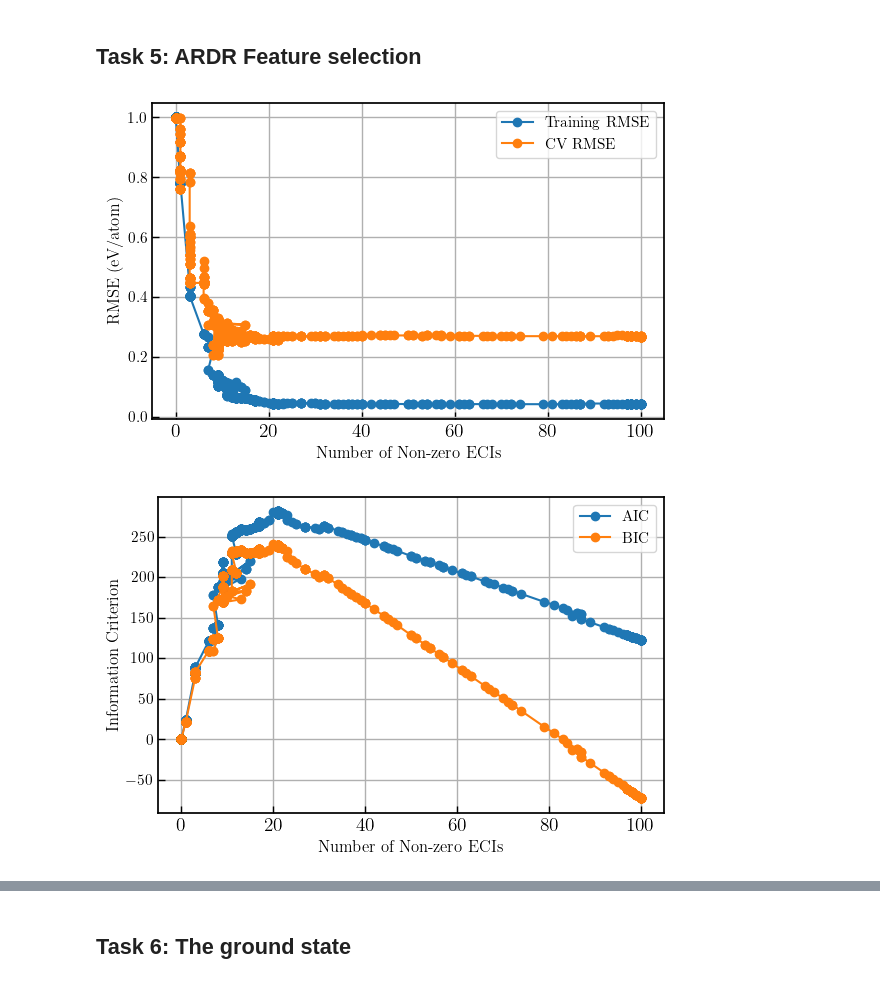
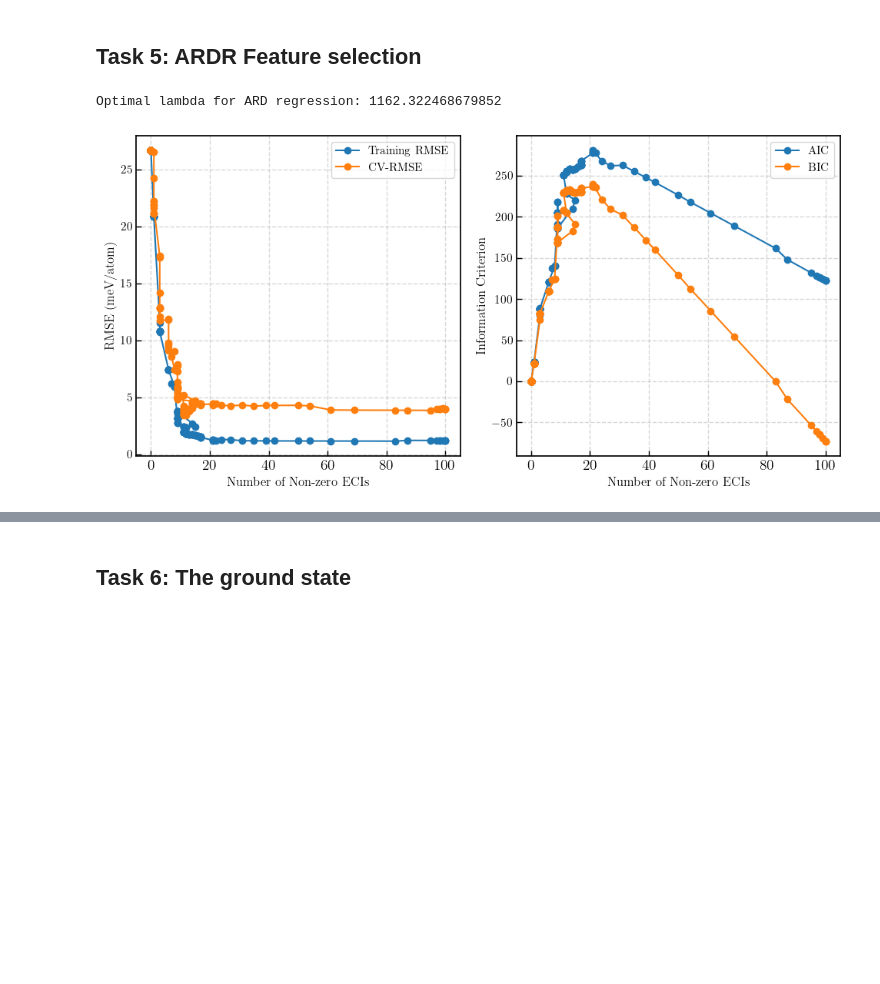
Before and after one commit to stommen/tif345_projects, a Jupyter notebook: project_2a/project2a_LBOS.ipynb, the cells around one changed output, grey strips where cells are left out. Cells and saved outputs as stored; diff of their text form; code cells hidden in the pictures; blank space fills up the shorter version.

```diff
--- a/project_2a/project2a_LBOS.ipynb
+++ b/project_2a/project2a_LBOS.ipynb
@@ -16,12 +16,10 @@ import icet
 
 import numpy as np
 import matplotlib.pyplot as plt
+import pandas as pd
 import os
 import scipy
-import seaborn as sns
-sns.set_context('notebook')
 import emcee
-import corner
 
 from sklearn.linear_model import LinearRegression
 from sklearn.linear_model import RidgeCV
@@ -465,12 +460,12 @@ for row in db.select():
 X_ardr, E_ardr = sc_ardr.get_fit_data(key='mixing_energy')
 
 # Standardize features
-scaler_X = StandardScaler()
-X_ardr = scaler_X.fit_transform(X_ardr)
-scaler_E = StandardScaler()
-E_ardr = scaler_E.fit_transform(E_ardr.reshape(-1, 1)).flatten()
+scaler_X_ardr = StandardScaler()
+X_ardr = scaler_X_ardr.fit_transform(X_ardr)
+scaler_E_ardr = StandardScaler()
+E_ardr = scaler_E_ardr.fit_transform(E_ardr.reshape(-1, 1)).flatten()
 
-lambda_thresholds = np.logspace(-5, 5, 2000)
+lambda_thresholds = np.logspace(-2, 5, 200)
 
 res_dict = {
     'lambda': [],
@@ -478,44 +473,52 @@ res_dict = {
     'cv_rmse': [],
     'n_nonzero_ecis': [],
     'bic': [],
-    'aic': []
+    'aic': [],
+    'J': []
 }
 for lam in lambda_thresholds:
     ard = ARDRegression(threshold_lambda=lam, fit_intercept=False)
     ard.fit(X_ardr, E_ardr)
     training_error = np.sqrt(np.mean((E_ardr - ard.predict(X_ardr))**2))
-    cv_error = np.sqrt(-cross_val_score(ard, X_ardr, E_ardr, cv=5, scoring='neg_mean_squared_error').mean())
+    kf = KFold(n_splits=10, shuffle=True, random_state=42)
+    cv_error = np.sqrt(-cross_val_score(ard, X_ardr, E_ardr, cv=kf, scoring='neg_mean_squared_error').mean())
+    cv_error_recovered = scaler_E_ardr.scale_[0] * cv_error
+    training_error_recovered = scaler_E_ardr.scale_[0] * training_error
     n_nonzero = np.sum(ard.coef_ != 0)
     aic = - 2 * n_nonzero - len(E_ardr) * np.log(training_error**2)
     bic = - n_nonzero * np.log(len(E_ardr)) - len(E_ardr) * np.log(training_error**2)
     res_dict['lambda'].append(lam)
-    res_dict['training_rmse'].append(training_error)
-    res_dict['cv_rmse'].append(cv_error)
+    res_dict['training_rmse'].append(training_error_recovered * 1000)
+    res_dict['cv_rmse'].append(cv_error_recovered * 1000)
     res_dict['n_nonzero_ecis'].append(n_nonzero)
     res_dict['bic'].append(bic)
     res_dict['aic'].append(aic)
+    res_dict['J'].append(ard.coef_)
+
+lambda_opt = lambda_thresholds[np.argmin(res_dict['cv_rmse'])]
+J_opt_ardr_std = res_dict['J'][np.argmin(res_dict['cv_rmse'])]
+J_opt_ardr_recovered = J_opt_ardr_std / scaler_X_ardr.scale_ * scaler_E_ardr.scale_[0]
+print(f'Optimal lambda for ARD regression: {lambda_opt}')
+# %% [output]
+Optimal lambda for ARD regression: 1162.322468679852
 # %%
 
-plt.figure(figsize=(6,4))
-plt.plot(res_dict['n_nonzero_ecis'], res_dict['training_rmse'], label='Training RMSE', marker='o')
-plt.plot(res_dict['n_nonzero_ecis'], res_dict['cv_rmse'], label='CV RMSE', marker='o')
-plt.xlabel('Number of Non-zero ECIs')
-plt.ylabel('RMSE (eV/atom)')
-plt.legend()
-plt.grid(True)
-plt.tight_layout()
-# plt.savefig('figs/ardr_rmse_vs_n_nonzero_ecis.pdf', bbox_inches='tight')
+fig, axs = plt.subplots(nrows=1, ncols=2, figsize=(10, 5))
+axs[0].plot(res_dict['n_nonzero_ecis'], res_dict['training_rmse'], label='Training RMSE', marker='o')
+axs[0].plot(res_dict['n_nonzero_ecis'], res_dict['cv_rmse'], label='CV-RMSE', marker='o')
+axs[0].set_xlabel('Number of Non-zero ECIs')
+axs[0].set_ylabel('RMSE (meV/atom)')
+axs[0].legend()
+axs[0].grid(True, linestyle='--', alpha=0.5)
 
-plt.figure(figsize=(6,4))
-plt.plot(res_dict['n_nonzero_ecis'], res_dict['aic'], label='AIC', marker='o')
-plt.plot(res_dict['n_nonzero_ecis'], res_dict['bic'], label='BIC', marker='o')
-plt.xlabel('Number of Non-zero ECIs')
-plt.ylabel('Information Criterion')
-plt.legend()
-plt.grid(True)
+axs[1].plot(res_dict['n_nonzero_ecis'], res_dict['aic'], label='AIC', marker='o')
+axs[1].plot(res_dict['n_nonzero_ecis'], res_dict['bic'], label='BIC', marker='o')
+axs[1].set_xlabel('Number of Non-zero ECIs')
+axs[1].set_ylabel('Information Criterion')
+axs[1].legend()
+axs[1].grid(True, linestyle='--', alpha=0.5)
 plt.tight_layout()
 # plt.savefig('figs/ardr_ic_vs_n_nonzero_ecis.pdf', bbox_inches='tight')
 plt.show()
 # %% [output]
-[figure, old version]
+[figure, new version]
-[figure, removed]
```
Also changed, not shown: parts of 16 cells of this notebook, 8 other files.
